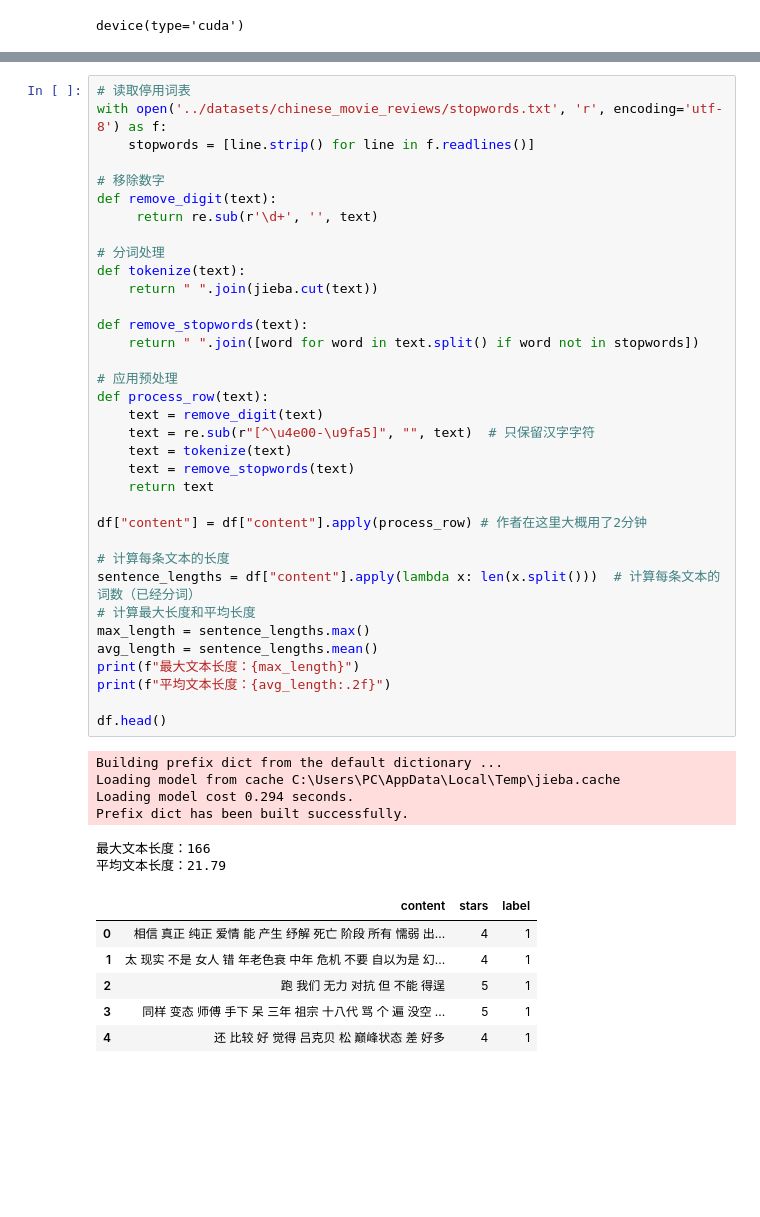
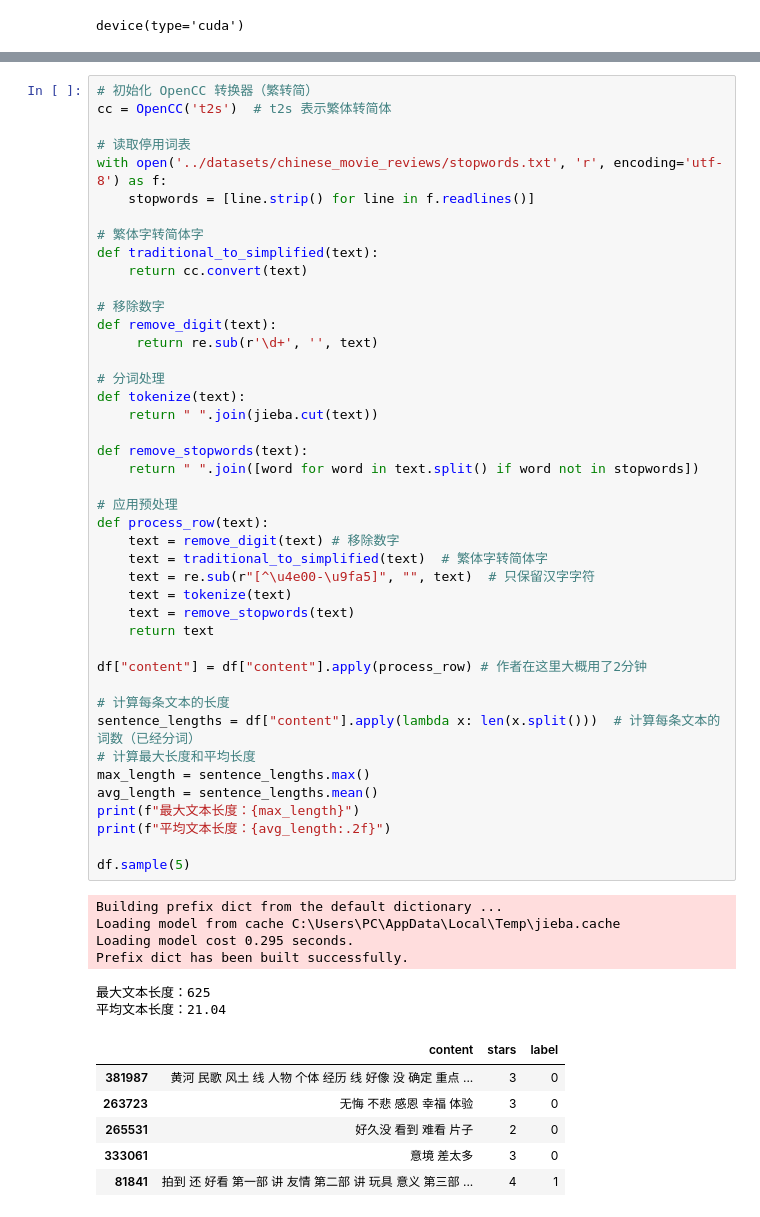
Before and after one commit to starryrlx/PyTorch-DeepLearning-Practice-Projects, a Jupyter notebook: 3_text_classification/train_transformer.ipynb, the cells around one changed output, grey strips where cells are left out. Cells and saved outputs as stored; diff of their text form; blank space fills up the shorter version.

```diff
--- a/3_text_classification/train_transformer.ipynb
+++ b/3_text_classification/train_transformer.ipynb
@@ -33,7 +33,14 @@ print(df.head())
 # %%
+# 初始化 OpenCC 转换器（繁转简）
+cc = OpenCC('t2s')  # t2s 表示繁体转简体
+
 # 读取停用词表
 with open('../datasets/chinese_movie_reviews/stopwords.txt', 'r', encoding='utf-8') as f:
     stopwords = [line.strip() for line in f.readlines()]
+
+# 繁体字转简体字
+def traditional_to_simplified(text):
+    return cc.convert(text)
 
 # 移除数字
 def remove_digit(text):
@@ -41,40 +48,41 @@ def remove_digit(text):
 
 # 分词处理
 def tokenize(text):
     return " ".join(jieba.cut(text))
 
 def remove_stopwords(text):
     return " ".join([word for word in text.split() if word not in stopwords])
 
 # 应用预处理
 def process_row(text):
-    text = remove_digit(text)
+    text = remove_digit(text) # 移除数字
+    text = traditional_to_simplified(text)  # 繁体字转简体字
     text = re.sub(r"[^\u4e00-\u9fa5]", "", text)  # 只保留汉字字符
     text = tokenize(text)
     text = remove_stopwords(text)
     return text
 
 df["content"] = df["content"].apply(process_row) # 作者在这里大概用了2分钟
 
 # 计算每条文本的长度
 sentence_lengths = df["content"].apply(lambda x: len(x.split()))  # 计算每条文本的词数（已经分词）
 # 计算最大长度和平均长度
 max_length = sentence_lengths.max()
 avg_length = sentence_lengths.mean()
 print(f"最大文本长度：{max_length}")
 print(f"平均文本长度：{avg_length:.2f}")
 
-df.head()
+df.sample(5)
 # %% [output]
 Building prefix dict from the default dictionary ...
 Loading model from cache C:\Users\PC\AppData\Local\Temp\jieba.cache
-Loading model cost 0.294 seconds.
+Loading model cost 0.295 seconds.
 Prefix dict has been built successfully.
-最大文本长度：166
-平均文本长度：21.79
+最大文本长度：625
+平均文本长度：21.04
 |  | content | stars | label |
-| 0 | 相信 真正 纯正 爱情 能 产生 纾解 死亡 阶段 所有 懦弱 出... | 4 | 1 |
-| 1 | 太 现实 不是 女人 错 年老色衰 中年 危机 不要 自以为是 幻... | 4 | 1 |
-| 2 | 跑 我们 无力 对抗 但 不能 得逞 | 5 | 1 |
-| 3 | 同样 变态 师傅 手下 呆 三年 祖宗 十八代 骂 个 遍 没空 ... | 5 | 1 |
-| 4 | 还 比较 好 觉得 吕克贝 松 巅峰状态 差 好多 | 4 | 1 |
+| 381987 | 黄河 民歌 风土 线 人物 个体 经历 线 好像 没 确定 重点 ... | 3 | 0 |
+| 263723 | 无悔 不悲 感恩 幸福 体验 | 3 | 0 |
+| 265531 | 好久没 看到 难看 片子 | 2 | 0 |
+| 333061 | 意境 差太多 | 3 | 0 |
+| 81841 | 拍到 还 好看 第一部 讲 友情 第二部 讲 玩具 意义 第三部 ... | 4 | 1 |
```
Also changed, not shown: parts of 21 cells of this notebook, 7 other files.
